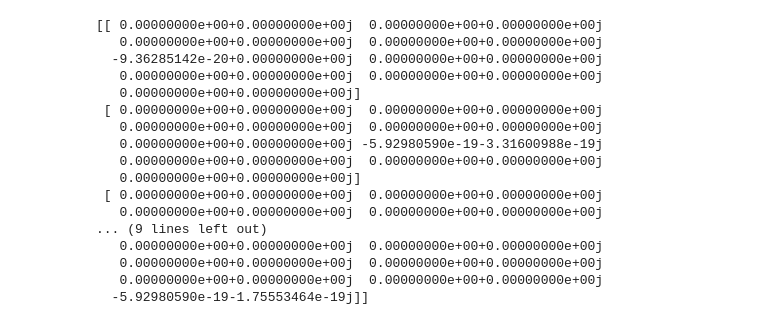
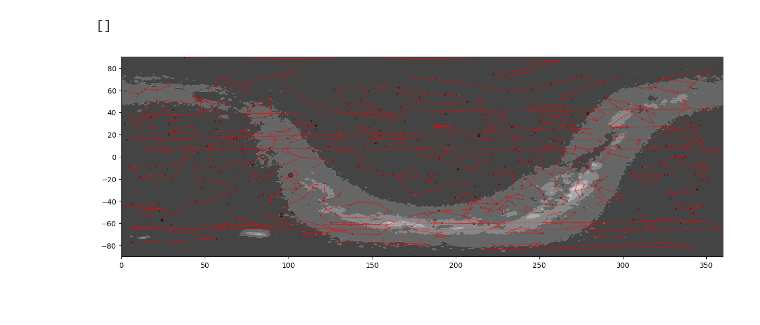
Before and after one commit to Giacomo-Menegatti/HARey_constellations_cards, a Jupyter notebook: milkyway.ipynb, the cells around one changed output. Cells and saved outputs as stored; diff of their text form; code cells hidden in the pictures.

Commit message:
fixed demo to work for the new examples, added shadows to stars, tested milky way

```diff
--- a/milkyway.ipynb
+++ b/milkyway.ipynb
@@ -1,5 +1,12 @@
 # %%
+import numpy as np
 import matplotlib.pyplot as plt
+from HARey.harey_main import HAReyMain
+from matplotlib.collections import LineCollection
+
+harey = HAReyMain()
+
+
 
 img = plt.imread('AllSkySurvey_Risinger1500.jpg')
 
@@ -11,3 +26 @@ plt.imshow(gray, cmap='gray')
 [figure]
-# %%
-H, W = gray.shape
@@ -100,20 +26,0 @@ plt.show()
-# %%
-np.save(f'milkyway_sph_harm_reconstruction_{L_max}.npy', c_nm)
-# %% [output]
-[[ 0.00000000e+00+0.00000000e+00j  0.00000000e+00+0.00000000e+00j
-   0.00000000e+00+0.00000000e+00j  0.00000000e+00+0.00000000e+00j
-  -9.36285142e-20+0.00000000e+00j  0.00000000e+00+0.00000000e+00j
-   0.00000000e+00+0.00000000e+00j  0.00000000e+00+0.00000000e+00j
-   0.00000000e+00+0.00000000e+00j]
- [ 0.00000000e+00+0.00000000e+00j  0.00000000e+00+0.00000000e+00j
-   0.00000000e+00+0.00000000e+00j  0.00000000e+00+0.00000000e+00j
-   0.00000000e+00+0.00000000e+00j -5.92980590e-19-3.31600988e-19j
-   0.00000000e+00+0.00000000e+00j  0.00000000e+00+0.00000000e+00j
-   0.00000000e+00+0.00000000e+00j]
- [ 0.00000000e+00+0.00000000e+00j  0.00000000e+00+0.00000000e+00j
-   0.00000000e+00+0.00000000e+00j  0.00000000e+00+0.00000000e+00j
-... (9 lines left out)
-   0.00000000e+00+0.00000000e+00j  0.00000000e+00+0.00000000e+00j
-   0.00000000e+00+0.00000000e+00j  0.00000000e+00+0.00000000e+00j
-   0.00000000e+00+0.00000000e+00j  0.00000000e+00+0.00000000e+00j
-  -5.92980590e-19-1.75553464e-19j]]
@@ -119,0 +131,25 @@ np.save(f'milkyway_sph_harm_reconstruction_{L_max}.npy', c_nm)
+# %%
+fig, ax = plt.subplots(figsize=(15,5))
+ax.set_facecolor('white')
+bright_stars = harey.stars[harey.stars.magnitude < 4]
+ax.scatter(bright_stars.ra, bright_stars.dec, s=10*10**(-0.4*bright_stars.magnitude), color='k')
+
+ra, dec = harey.stars.ra, harey.stars.dec
+
+lines = []
+for id in harey.con_ids:
+    for line in [line for line in harey.cons[id]['lines']]:
+        # Divide the line in individual segments
+        for a,b in zip(line[1:], line[:-1]):
+            lines.append([(ra[a], dec[a]), (ra[b], dec[b])])
+
+
+
+high_lc = LineCollection(lines, colors='red', linewidths=0.5, alpha=1)
+ax.add_collection(high_lc)
+galaxy = reproject_galactic_to_equatorial(gray, 360, 180)
+ax.contourf(galaxy, levels=5, cmap='grey', alpha=0.8, extent=(0,360,90,-90), antialiased=True)
+plt.plot()
+# %% [output]
+[]
+[figure, added]
```
Also changed, not shown: parts of 5 cells of this notebook, 31 other files.
